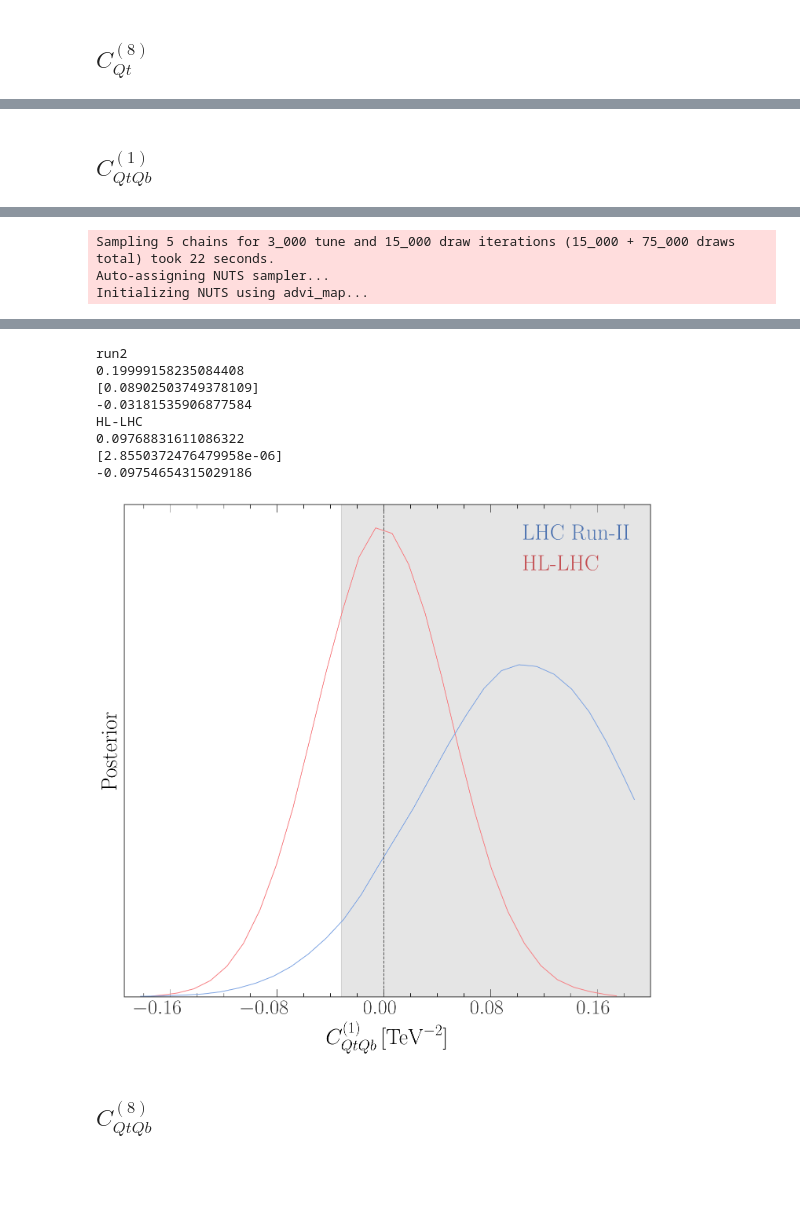
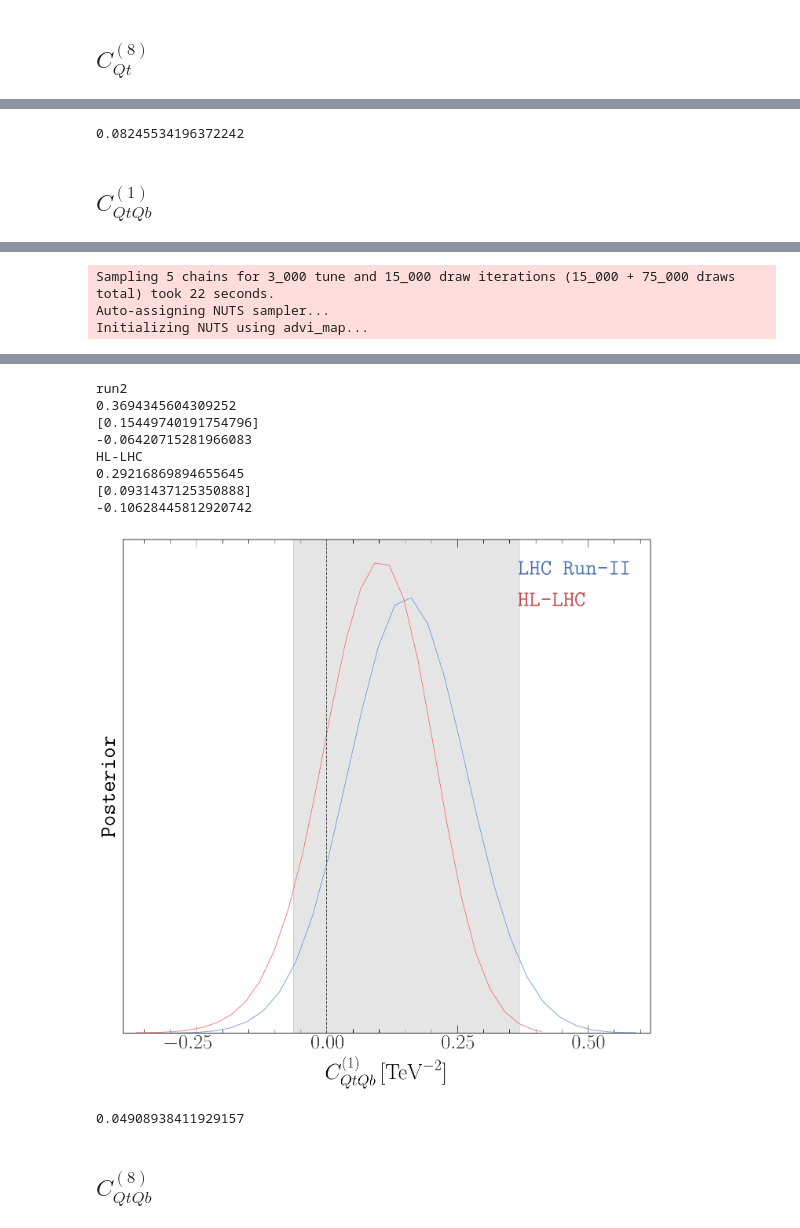
Before and after one commit to alasfar-lina/trilinear4tops, a Jupyter notebook: Notebooks/Single-param.ipynb, the cells around one changed output, grey strips where cells are left out. Saved outputs shown, nothing was run; the diff lists cells and outputs as text; code cells hidden in the pictures; blank space fills up the shorter version.

```diff
--- a/Notebooks/Single-param.ipynb
+++ b/Notebooks/Single-param.ipynb
@@ -391,15 +431,26 @@ HL-LHC
+# %%
+a =(5.61534047095539+1.169270552503221)/2
+
+b=(4.124722161448801+2.100461439979689)/2
+
+print((a-b)/(a))
+# %% [output]
+0.08245534196372242
 # %% [markdown]
 ## $C_{QtQb}^{(1)}$
 # %%
-llCqtm =lambda CH :mylikelihood('Cqtqb1',CH,0.0,data,experiments=['ATLAS','CMS'],HiggsChannels=['ggf','vbf','ttxh','vh','wh','zh']
+llCqtm =lambda CH :mylikelihood('Cqtqb1',CH,0.0,data,experiments=['ATLAS','CMS'],HiggsChannels=['ggf','vbf','ttxh','vh','wh','zh'],mode='rge'
                                                                            ,TopChannels=None,l3mode='quadratic',linearmu=True)
 
 
-llCqtq =lambda CH :mylikelihood('Cqtqb1',CH,0.0,data,experiments=['HL-LHC'],
-                                                                           HiggsChannels=['ggf','vbf','wh','zh','ttxhhllhc']
-                                                                           ,TopChannels=None,l3mode='quadratic',linearmu=True)
+llCqtq =lambda CH :mylikelihood('Cqtqb1',CH,0.0,data,experiments=['ATLAS','CMS'],HiggsChannels=['ggf','vbf','ttxh','vh','wh','zh'],mode='rge'
+                                                                           ,TopChannels=None,l3mode='quadratic',linearmu=False)
 
-limits = [-0.2, 0.2]
+#llCqtq =lambda CH :mylikelihood('Cqtqb1',CH,0.0,data,experiments=['HL-LHC'],
+ #                                                                          HiggsChannels=['ggf','vbf','wh','zh','ttxhhllhc'],mode='rge'
+  #                                                                         ,TopChannels=None,l3mode='quadratic',linearmu=True)
+
+limits = [-2.2, 2.2]
 config = [15000, 0.8, 5]
 
 trace_1, model_1 = runMCMC1param(llCqtm, limits, config=config)
@@ -431,14 +480,24 @@ Sampling 5 chains for 3_000 tune and 15_000 draw iterations (15_000 + 75_000 dra
 Got error No model on context stack. trying to find log_likelihood in translation.
 Got error No model on context stack. trying to find log_likelihood in translation.
 run2
-0.19999158235084408
-[0.08902503749378109]
--0.03181535906877584
+0.3694345604309252
+[0.15449740191754796]
+-0.06420715281966083
 HL-LHC
-0.09768831611086322
-[2.8550372476479958e-06]
--0.09754654315029186
+0.29216869894655645
+[0.0931437125350888]
+-0.10628445812920742
-[figure, old version]
+[figure, new version]
+# %%
+HL-LHC
+0.28083441684171045
+[0.08534299834338276]
+-0.12084514432805067
+0.29216869894655645
+[0.0931437125350888]
+-0.10628445812920742
+# %% [output]
+0.04908938411929157
 # %% [markdown]
 ## $C_{QtQb}^{(8)}$
 # %%
```
Also changed, not shown: parts of 13 cells of this notebook, 39 other files.
